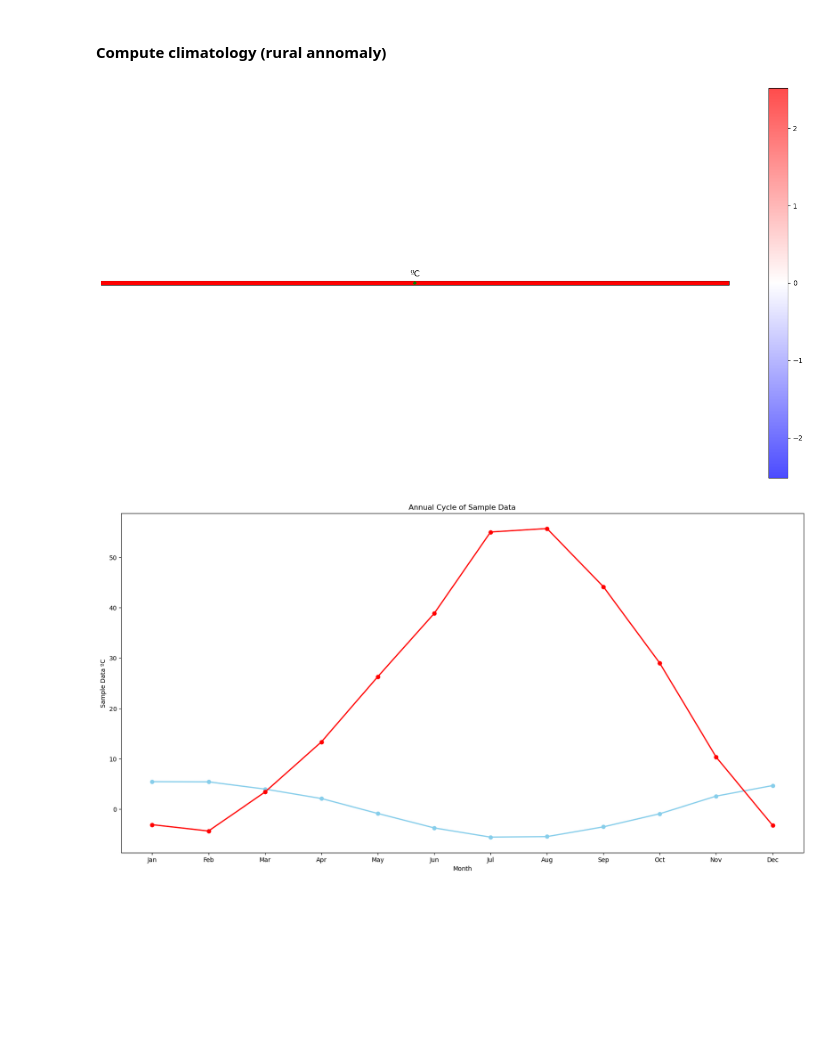
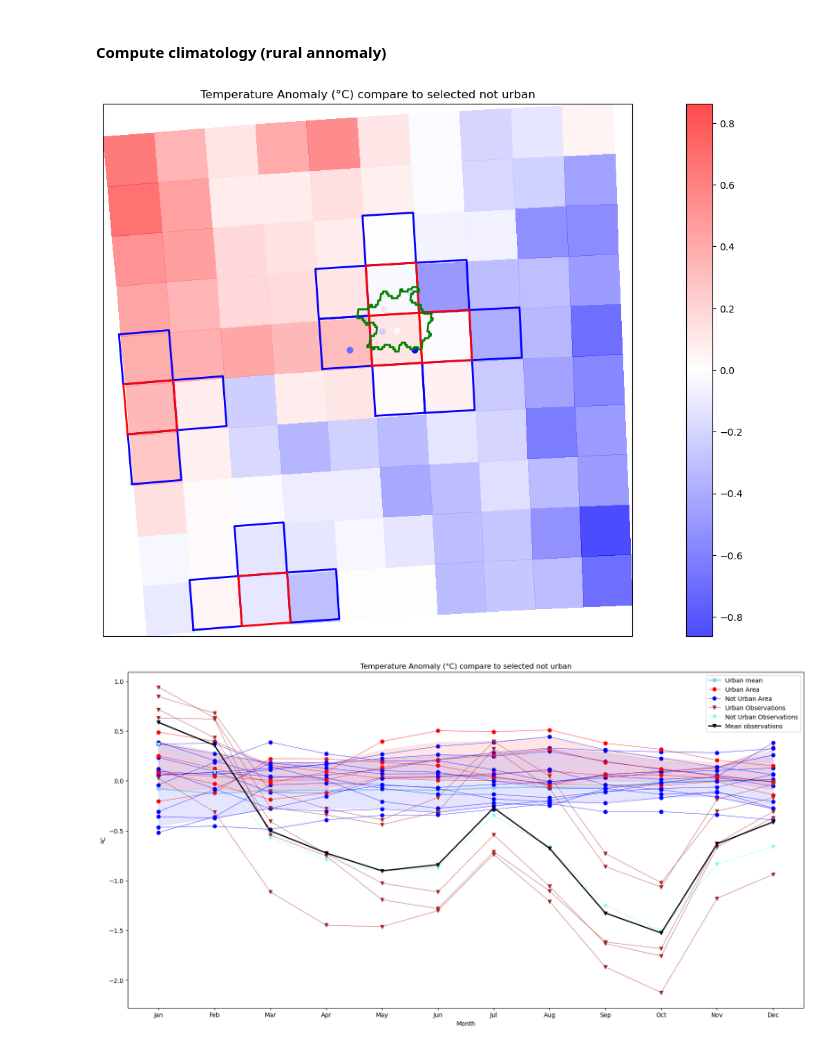
Before and after one commit to yaizaquintana/Isla-Calor, a Jupyter notebook: Cities.ipynb, the cells around one changed output. Cells and saved outputs as stored; diff of their text form; code cells hidden in the pictures; blank space fills up the shorter version.

```diff
--- a/Cities.ipynb
+++ b/Cities.ipynb
@@ -169,19 +148,20 @@ ucdb_city = load_ucdb_city(root_nextcloud, city)
 #### Load variable from ESGF DRS
 # %%
 # load variablep
-ds_var = load_variable(root_esgf, variable, domain, model, scenario)
+ds_RCM = load_variable(root_esgf, variable, domain, model, scenario)
 # convert to degC
-ds_var = kelvin2degC(ds_var, variable)
+ds_RCM = kelvin2degC(ds_RCM, variable)
 # crop area
-ds_var=URBAN.crop_area_city(ds_var,res)
+ds_RCM = URBAN.crop_area_city(ds_RCM, res)
 # %% [markdown]
 #### Load observations
 # %%
-obs=load_ghcnd_stations(lon_city, lat_city)
+GHCNd = load_ghcnd_stations(lon_city, lat_city)
 # %% [output]
   rval = ghcnd_stations.assign(dist = ghcnd_stations.distance(Point(lon, lat)))
 # %% [markdown]
 #### Select coincident period between Model and Observations
 # %%
-valid_stations, time_series, ds_var_period = get_valid_timeseries(city, obs, ds_var, variable, idate='1990-01-01')
+valid_obs, time_series_obs, ds_RCM_period = get_valid_timeseries(city, GHCNd, ds_RCM, variable,
+                                                                 idate='1990-01-01', fdate = '2014-12-31')
 # %% [output]
@@ -191,12 +174,12 @@ time_series_c=fahrenheit_to_celsius(time_series)
 # %%
-ds_var_period_season,time_series_season=get_season(ds_var_period, time_series_c, season='DJF')
+ds_RCM_period_season, time_series_obs_season = get_season(ds_RCM_period, time_series_obs, season = 'DJF')
 # %% [markdown]
 #### Compute climatology (rural annomaly)
 # %%
-fig=plot_climatology(ds_var_period, ucdb_city, urban_vicinity,variable, URBAN, valid_stations, time_series_season)
+fig = plot_climatology(ds_RCM_period_season, ucdb_city, urban_vicinity, variable, URBAN, valid_obs, time_series_obs_season)
 # %% [output]
-[figure, old version]
+[figure, new version]
 # %%
-fig=plot_time_series(ds_var, variable,urban_vicinity,time_series_c)
+fig = plot_time_series(ds_RCM, variable, urban_vicinity, time_series_obs, valid_obs ,data_squares=True, percentile=90)
 # %% [output]
-[figure, old version]
+[figure, new version]
```
Also changed, not shown: parts of 8 cells of this notebook, 4 other files.
